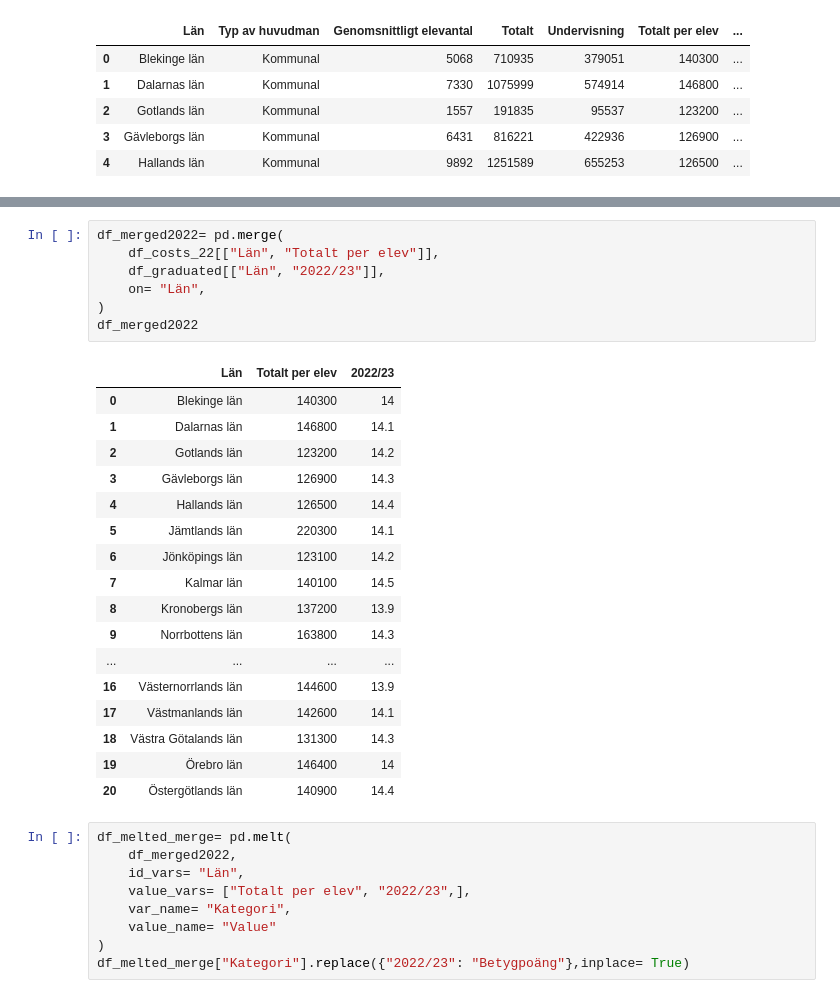
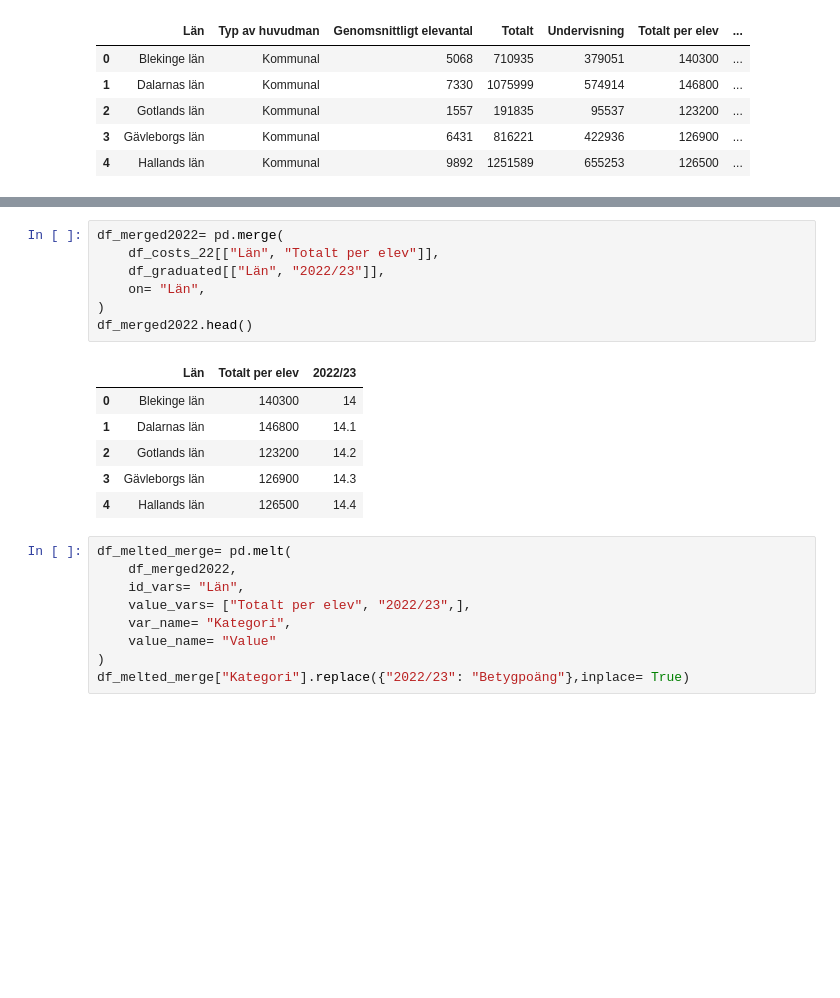
Before and after one commit to MiltonOberg/Python-Milton--sterberg-OPA23, a Jupyter notebook: Laboration2/Labb2.ipynb, the cells around one changed output, grey strips where cells are left out. Drawn from its saved outputs; the diff is of its cells as text; blank space fills up the shorter version.

```diff
--- a/Laboration2/Labb2.ipynb
+++ b/Laboration2/Labb2.ipynb
@@ -508,28 +508,17 @@ df_graduated.head()
 # %%
 df_merged2022= pd.merge(
     df_costs_22[["Län", "Totalt per elev"]],
     df_graduated[["Län", "2022/23"]],
     on= "Län",
 )
-df_merged2022
+df_merged2022.head()
 # %% [output]
 |  | Län | Totalt per elev | 2022/23 |
 | 0 | Blekinge län | 140300 | 14 |
 | 1 | Dalarnas län | 146800 | 14.1 |
 | 2 | Gotlands län | 123200 | 14.2 |
 | 3 | Gävleborgs län | 126900 | 14.3 |
 | 4 | Hallands län | 126500 | 14.4 |
-| 5 | Jämtlands län | 220300 | 14.1 |
-| 6 | Jönköpings län | 123100 | 14.2 |
-| 7 | Kalmar län | 140100 | 14.5 |
-| 8 | Kronobergs län | 137200 | 13.9 |
-| 9 | Norrbottens län | 163800 | 14.3 |
-| ... | ... | ... | ... |
-| 16 | Västernorrlands län | 144600 | 13.9 |
-| 17 | Västmanlands län | 142600 | 14.1 |
-| 18 | Västra Götalands län | 131300 | 14.3 |
-| 19 | Örebro län | 146400 | 14 |
-| 20 | Östergötlands län | 140900 | 14.4 |
 # %%
 df_melted_merge= pd.melt(
     df_merged2022,
```
Also changed, not shown: parts of 1 cell of this notebook, 4 other files.
